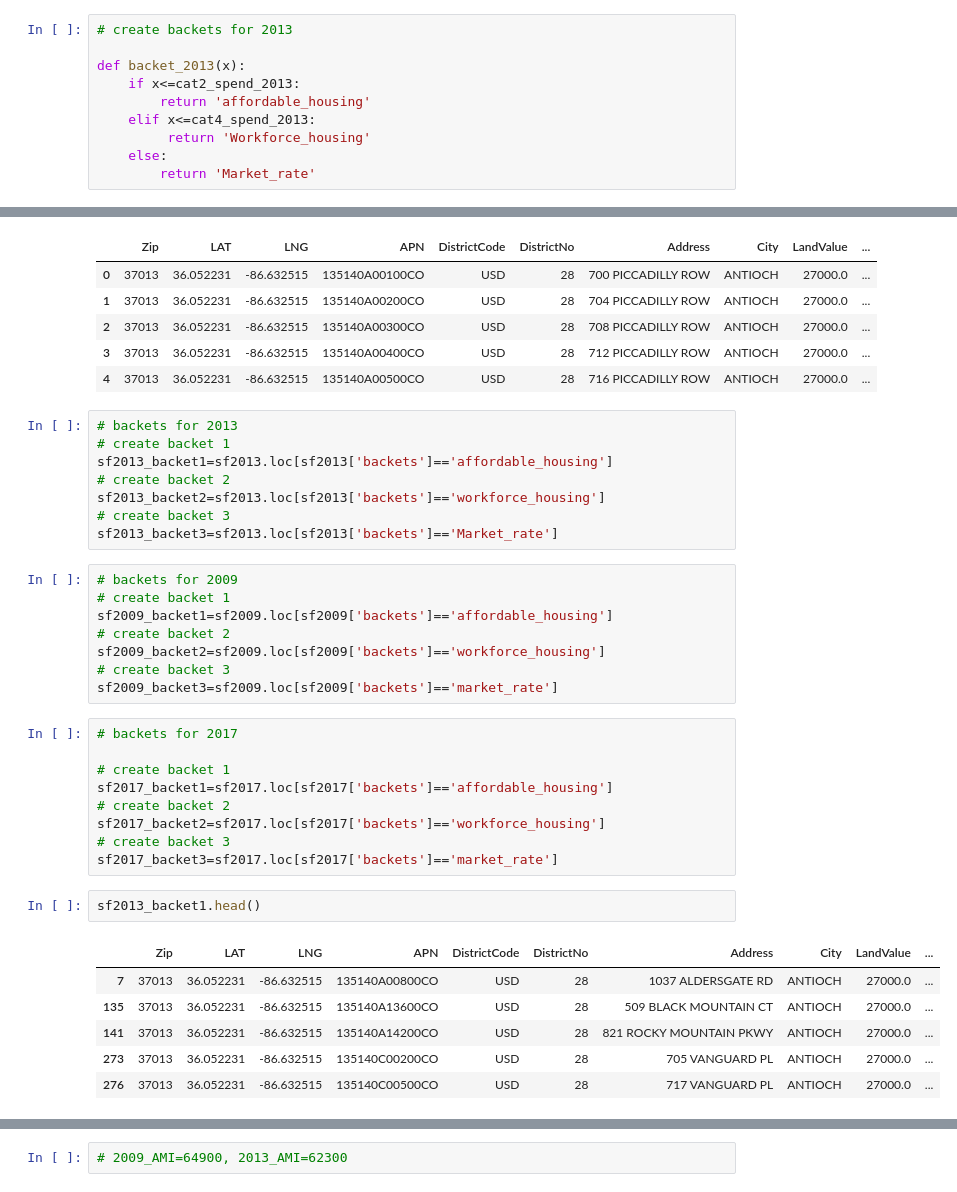
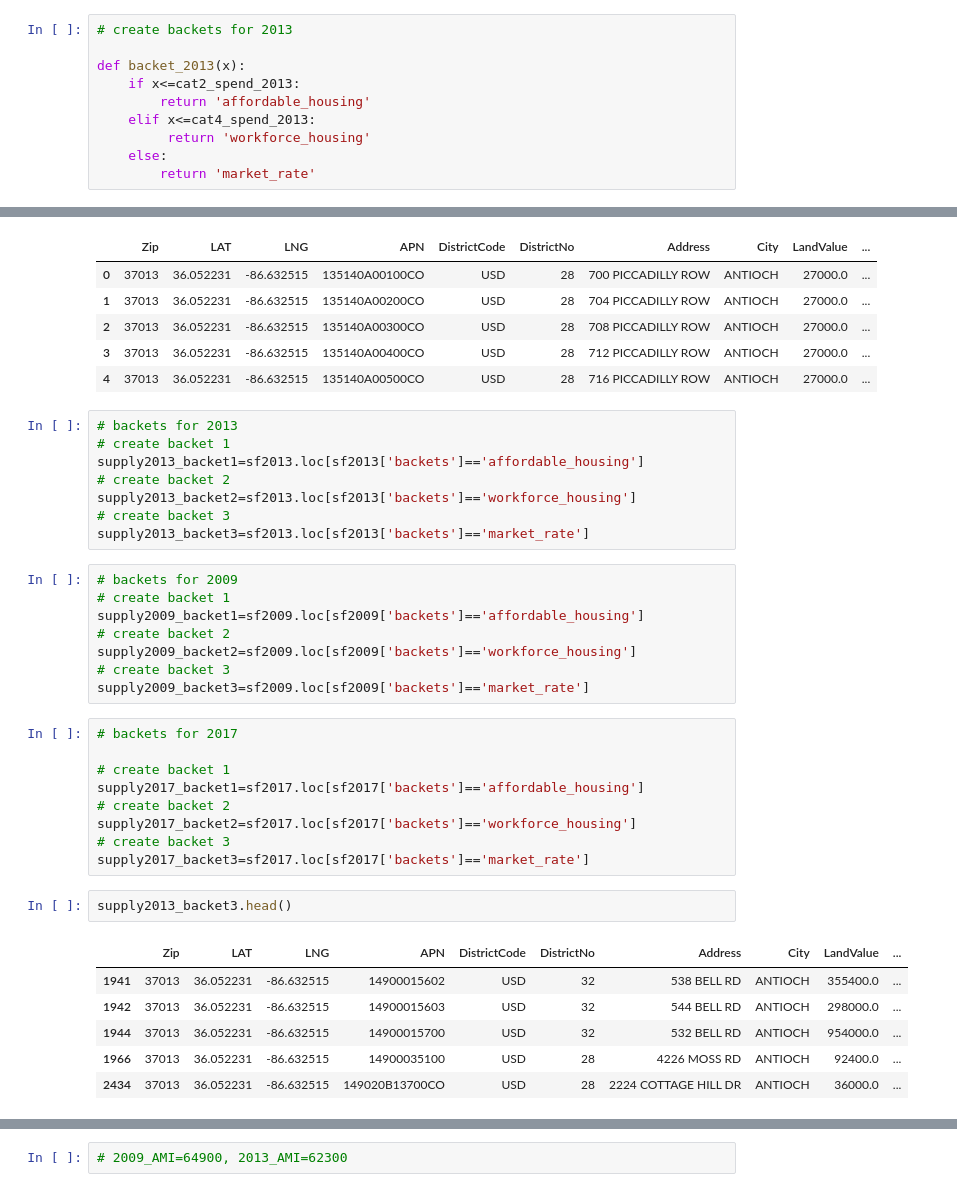
Before and after one commit to asidamo/affordable-housing, a Jupyter notebook: data_question_4.ipynb, the cells around one changed output, grey strips where cells are left out. Saved outputs shown, nothing was run; the diff lists cells and outputs as text.

```diff
--- a/data_question_4.ipynb
+++ b/data_question_4.ipynb
@@ -595,9 +595,9 @@ def backet_2013(x):
     if x<=cat2_spend_2013:
         return 'affordable_housing'
     elif x<=cat4_spend_2013:
-         return 'Workforce_housing'
+         return 'workforce_housing'
     else:
-        return 'Market_rate'
+        return 'market_rate'
 # %%
 # create backets for 2017
 
@@ -628,34 +628,34 @@ sf2013.head()
 # %%
 # backets for 2013
 # create backet 1
-sf2013_backet1=sf2013.loc[sf2013['backets']=='affordable_housing']
+supply2013_backet1=sf2013.loc[sf2013['backets']=='affordable_housing']
 # create backet 2
-sf2013_backet2=sf2013.loc[sf2013['backets']=='workforce_housing']
+supply2013_backet2=sf2013.loc[sf2013['backets']=='workforce_housing']
 # create backet 3
-sf2013_backet3=sf2013.loc[sf2013['backets']=='Market_rate']
+supply2013_backet3=sf2013.loc[sf2013['backets']=='market_rate']
 # %%
 # backets for 2009
 # create backet 1
-sf2009_backet1=sf2009.loc[sf2009['backets']=='affordable_housing']
+supply2009_backet1=sf2009.loc[sf2009['backets']=='affordable_housing']
 # create backet 2
-sf2009_backet2=sf2009.loc[sf2009['backets']=='workforce_housing']
+supply2009_backet2=sf2009.loc[sf2009['backets']=='workforce_housing']
 # create backet 3
-sf2009_backet3=sf2009.loc[sf2009['backets']=='market_rate']
+supply2009_backet3=sf2009.loc[sf2009['backets']=='market_rate']
 # %%
 # backets for 2017
 
 # create backet 1
-sf2017_backet1=sf2017.loc[sf2017['backets']=='affordable_housing']
+supply2017_backet1=sf2017.loc[sf2017['backets']=='affordable_housing']
 # create backet 2
-sf2017_backet2=sf2017.loc[sf2017['backets']=='workforce_housing']
+supply2017_backet2=sf2017.loc[sf2017['backets']=='workforce_housing']
 # create backet 3
-sf2017_backet3=sf2017.loc[sf2017['backets']=='market_rate']
+supply2017_backet3=sf2017.loc[sf2017['backets']=='market_rate']
 # %%
-sf2013_backet1.head()
+supply2013_backet3.head()
 # %% [output]
 |  | Zip | LAT | LNG | APN | DistrictCode | DistrictNo | Address | City | LandValue | ... |
-| 7 | 37013 | 36.052231 | -86.632515 | 135140A00800CO | USD | 28 | 1037 ALDERSGATE RD | ANTIOCH | 27000.0 | ... |
-| 135 | 37013 | 36.052231 | -86.632515 | 135140A13600CO | USD | 28 | 509 BLACK MOUNTAIN CT | ANTIOCH | 27000.0 | ... |
-| 141 | 37013 | 36.052231 | -86.632515 | 135140A14200CO | USD | 28 | 821 ROCKY MOUNTAIN PKWY | ANTIOCH | 27000.0 | ... |
-| 273 | 37013 | 36.052231 | -86.632515 | 135140C00200CO | USD | 28 | 705 VANGUARD PL | ANTIOCH | 27000.0 | ... |
-| 276 | 37013 | 36.052231 | -86.632515 | 135140C00500CO | USD | 28 | 717 VANGUARD PL | ANTIOCH | 27000.0 | ... |
+| 1941 | 37013 | 36.052231 | -86.632515 | 14900015602 | USD | 32 | 538 BELL RD | ANTIOCH | 355400.0 | ... |
+| 1942 | 37013 | 36.052231 | -86.632515 | 14900015603 | USD | 32 | 544 BELL RD | ANTIOCH | 298000.0 | ... |
+| 1944 | 37013 | 36.052231 | -86.632515 | 14900015700 | USD | 32 | 532 BELL RD | ANTIOCH | 954000.0 | ... |
+| 1966 | 37013 | 36.052231 | -86.632515 | 14900035100 | USD | 28 | 4226 MOSS RD | ANTIOCH | 92400.0 | ... |
+| 2434 | 37013 | 36.052231 | -86.632515 | 149020B13700CO | USD | 28 | 2224 COTTAGE HILL DR | ANTIOCH | 36000.0 | ... |
```
Also changed, not shown: parts of 36 cells of this notebook.
